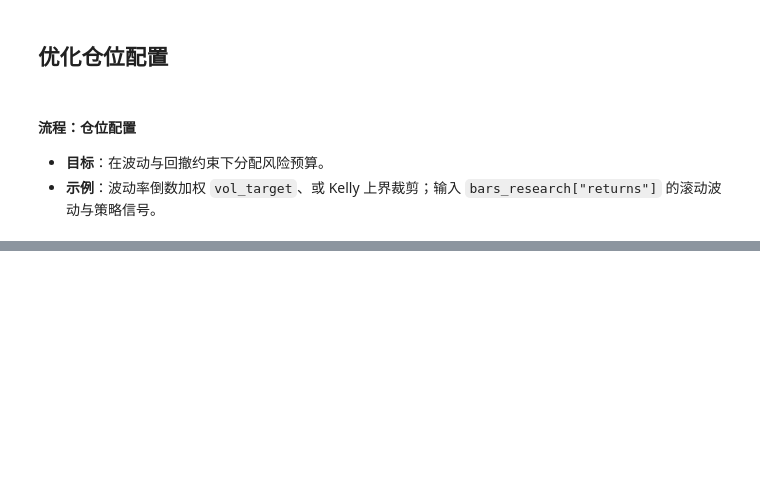
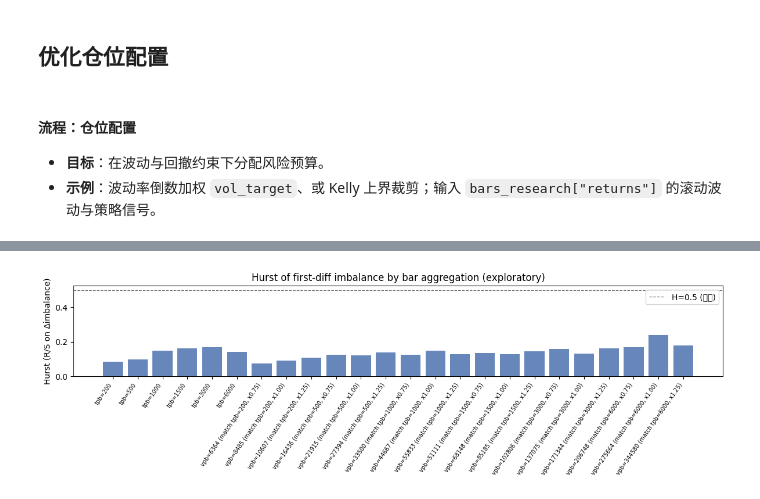
Before and after one commit to vincent-wat04/crypto_cta, a Jupyter notebook: notebooks/clean_signal_analysis.ipynb, the cells around one changed output, grey strips where cells are left out. Cells and saved outputs as stored; diff of their text form; code cells hidden in the pictures; blank space fills up the shorter version.

```diff
--- a/notebooks/clean_signal_analysis.ipynb
+++ b/notebooks/clean_signal_analysis.ipynb
@@ -1498,0 +1914,63 @@ plt.show()
+# %%
+_merged = globals().get("trades_df_full", globals().get("trades_df"))
+if _merged is None:
+    raise RuntimeError("需要先有 trades_df_full 或 trades_df（merged 成交）")
+
+if "bar_specs" not in globals():
+    raise RuntimeError("需要先运行构造 bar_specs 的 cell（与 raw_signal_corr_grid 同一格）")
+
+hurst_rows = []
+for spec in bar_specs:
+    spec_in = {
+        "bar_mode": spec["bar_mode"],
+        "tpb": int(spec["tpb"]),
+        "vpb": float(spec["vpb"]),
+    }
+    bars_h = build_merged_bars_from_spec(_merged, spec_in)
+    if bars_h.empty or "buy_vwap_dist_sum" not in bars_h.columns:
+        continue
+    imb = raw_vwap_dist_sum_imbalance(bars_h)
+    d_imb = imb.diff().dropna()
+    H_hat, _diag = estimate_hurst_rs(d_imb)
+    dur_med = float(bars_h["bar_duration_sec"].median()) if "bar_duration_sec" in bars_h.columns else np.nan
+    hurst_rows.append(
+        {
+            "label": spec["label"],
+            "bar_mode": spec["bar_mode"],
+            "tpb": int(spec["tpb"]),
+            "vpb": float(spec["vpb"]),
+            "tpb_ref": spec.get("tpb_ref", spec["tpb"]),
+            "scale": spec.get("scale", np.nan),
+            "n_bars": len(bars_h),
+            "bar_dur_sec_med": dur_med,
+            "hurst_rs_on_d1_imbalance": H_hat,
+        }
+    )
+
+imbalance_hurst_by_bar = pd.DataFrame(hurst_rows)
+imbalance_hurst_by_bar = imbalance_hurst_by_bar.sort_values(
+    ["bar_mode", "tpb_ref", "scale", "vpb"], na_position="last"
+)
+display(imbalance_hurst_by_bar)
+
+fig, ax = plt.subplots(figsize=(12, 3.8))
+xp = np.arange(len(imbalance_hurst_by_bar))
+ax.bar(xp, imbalance_hurst_by_bar["hurst_rs_on_d1_imbalance"].values, color="#4c72b0", alpha=0.85)
+ax.axhline(0.5, color="0.45", ls="--", lw=0.9, label="H=0.5 (参考)")
+ax.set_xticks(xp)
+ax.set_xticklabels(imbalance_hurst_by_bar["label"], rotation=55, ha="right", fontsize=7)
+ax.set_ylabel("Hurst (R/S on Δimbalance)")
+ax.set_title("Hurst of first-diff imbalance by bar aggregation (exploratory)")
+ax.legend(loc="upper right")
+fig.tight_layout()
+plt.show()
+
+# 若只想对比「tpb 本档 + scale=1 的 matched vpb」，与上图 corr 默认子集对齐：
+if "TPB_GRID" in globals() and "raw_signal_corr_grid" in globals():
+    _s_ok = imbalance_hurst_by_bar["scale"].sub(1.0).abs() < 1e-6
+    sub_h = imbalance_hurst_by_bar[
+        (imbalance_hurst_by_bar["bar_mode"].eq("trade_count") & imbalance_hurst_by_bar["tpb"].isin(TPB_GRID))
+        | (imbalance_hurst_by_bar["bar_mode"].eq("volume") & imbalance_hurst_by_bar["tpb_ref"].isin(TPB_GRID) & _s_ok)
+    ]
+    display(sub_h.sort_values(["tpb_ref", "bar_mode", "vpb"]))
+# %% [output]
@@ -1498,0 +1994 @@ plt.show()
+[figure, added]
```
Also changed, not shown: parts of 36 cells of this notebook, 14 other files.
